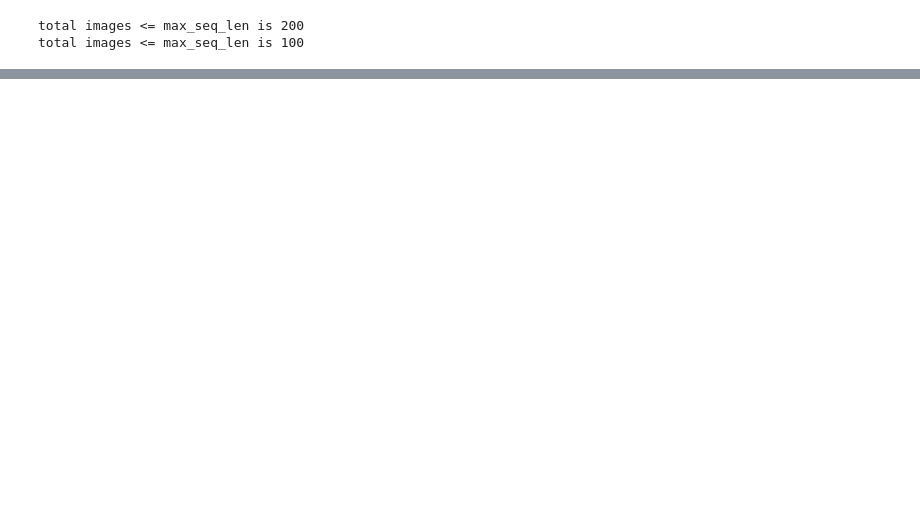
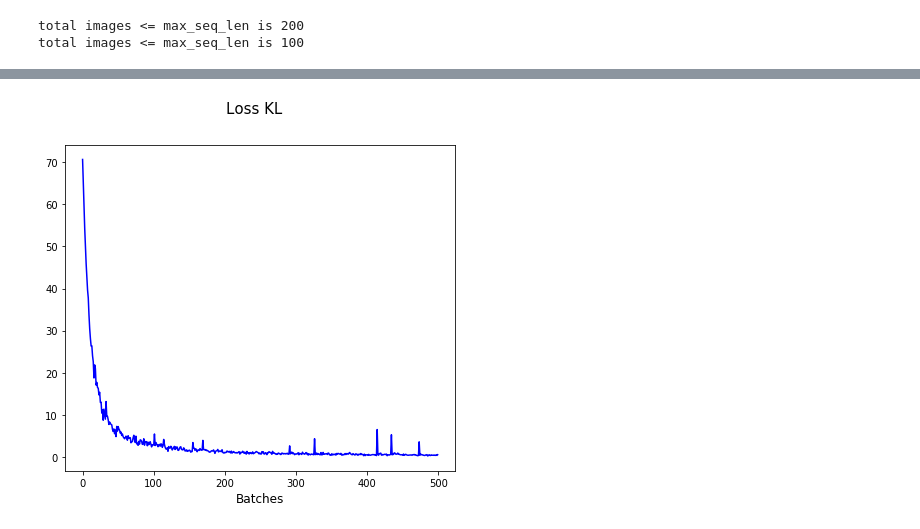
Before and after one commit to kalifou/ICLR_2018_Reproducibility_Challenge, a Jupyter notebook: sketch_firstTry.ipynb, the cells around one changed output, grey strips where cells are left out. Drawn from its saved outputs; the diff is of its cells as text; code cells hidden in the pictures; blank space fills up the shorter version.

```diff
--- a/sketch_firstTry.ipynb
+++ b/sketch_firstTry.ipynb
@@ -197,0 +158,8 @@ while nb+6 < 101:
+# %%
+fig = plt.figure(figsize=(7,6))
+fig.suptitle("Loss KL",fontsize=15)
+plt.plot(range(len(lok)),lok, 'b-')
+plt.xlabel("Batches", fontsize=12)
+plt.show()
+# %% [output]
+[figure, added]
```
Also changed, not shown: parts of 16 cells of this notebook.
